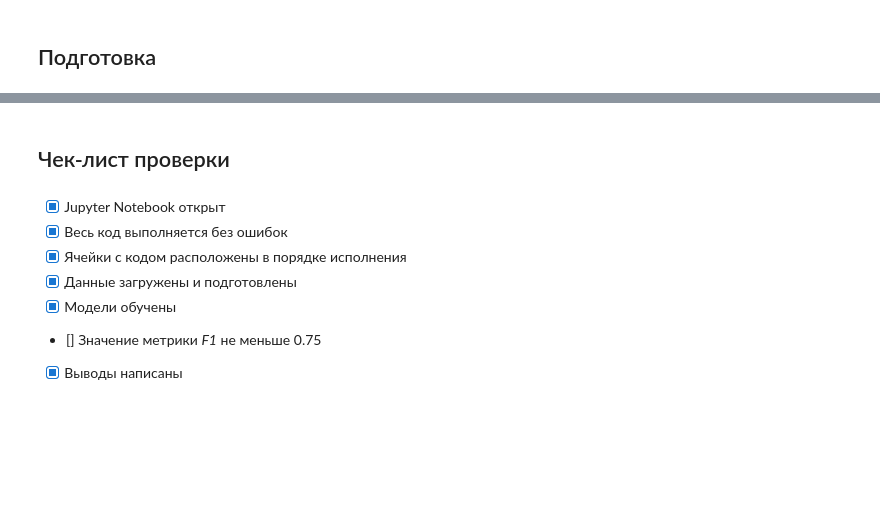
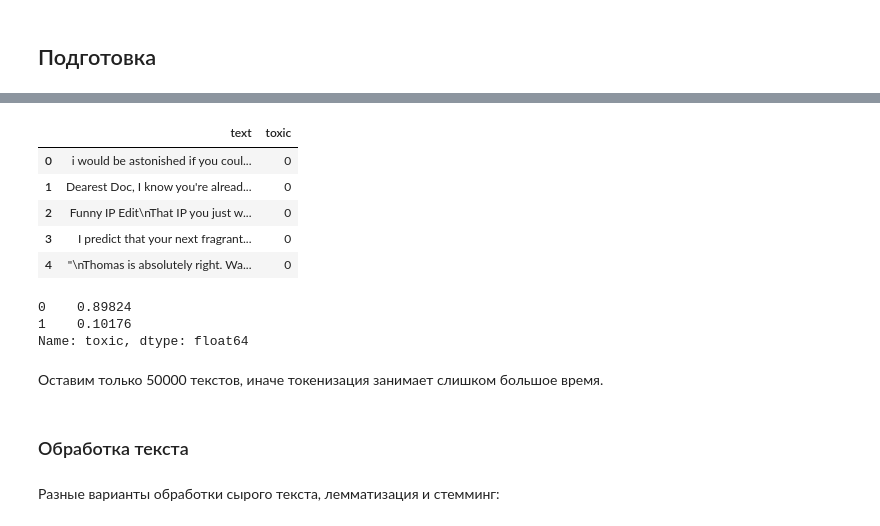
Before and after one commit to acetat/projects_yandex, a Jupyter notebook: project-comments/project_comments.ipynb, the cells around one changed output, grey strips where cells are left out. Drawn from its saved outputs; the diff is of its cells as text; code cells hidden in the pictures; blank space fills up the shorter version.

```diff
--- a/project-comments/project_comments.ipynb
+++ b/project-comments/project_comments.ipynb
@@ -148,10 +17,0 @@ F1-score: 0.7
-# %% [markdown]
-## Чек-лист проверки
-# %% [markdown]
-- [x]  Jupyter Notebook открыт
-- [x]  Весь код выполняется без ошибок
-- [x]  Ячейки с кодом расположены в порядке исполнения
-- [x]  Данные загружены и подготовлены
-- [x]  Модели обучены
-- []  Значение метрики *F1* не меньше 0.75
-- [x]  Выводы написаны
@@ -157,0 +38,21 @@ F1-score: 0.7
+# %%
+df = pd.read_csv('datasets/toxic_comments.csv')
+df = df.sample(50000, random_state=25).reset_index(drop=True)
+display(df.head())
+display(df.toxic.value_counts(normalize=True))
+# %% [output]
+|  | text | toxic |
+| 0 | i would be astonished if you coul... | 0 |
+| 1 | Dearest Doc, I know you're alread... | 0 |
+| 2 | Funny IP Edit\nThat IP you just w... | 0 |
+| 3 | I predict that your next fragrant... | 0 |
+| 4 | "\nThomas is absolutely right. Wa... | 0 |
+0    0.89824
+1    0.10176
+Name: toxic, dtype: float64
+# %% [markdown]
+Оставим только 50000 текстов, иначе токенизация занимает слишком большое время.
+# %% [markdown]
+### Обработка текста
+# %% [markdown]
+Разные варианты обработки сырого текста, лемматизация и стемминг:
```
Also changed, not shown: parts of 43 cells of this notebook, 2 other files.
